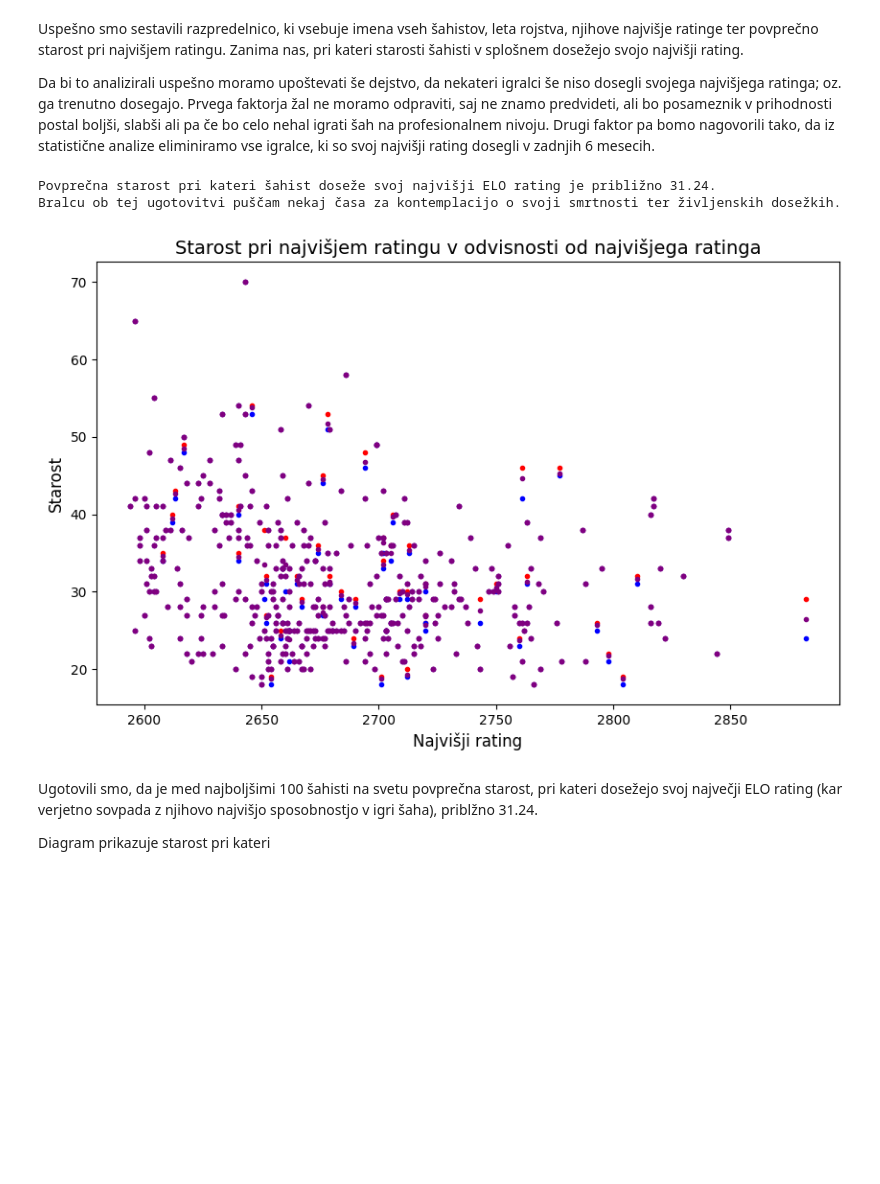
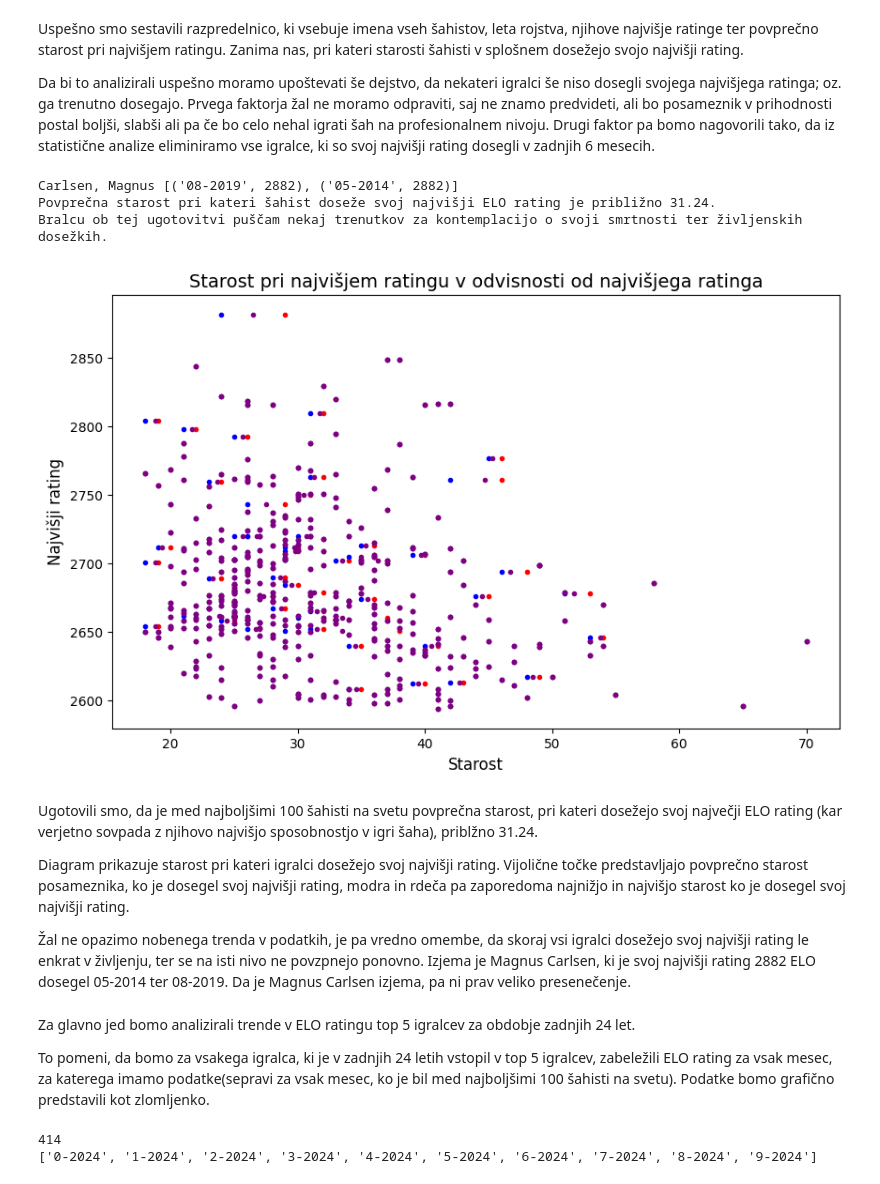
Before and after one commit to HugoTrebse/UVP-projektna-naloga, a Jupyter notebook: analiza.ipynb, the cells around one changed output. Saved outputs shown, nothing was run; the diff lists cells and outputs as text; code cells hidden in the pictures; blank space fills up the shorter version.

```diff
--- a/analiza.ipynb
+++ b/analiza.ipynb
@@ -87,27 +82,75 @@ Da bi to analizirali uspešno moramo upoštevati še dejstvo, da nekateri igralc
 # %%
 shp = sahisti_elo_pandas
 shp = shp[shp['Povprečna starost pri najvišjem ratingu'] - (2024 - shp['Leto rojstva']) <= 0.5]
+
+for sahist in sahisti_elo:
+    if sahist['Najvišji rating'] > 2850:
+        print(sahist['Ime'], sahist['Maksimumi'])
 
 print(f'Povprečna starost pri kateri šahist doseže svoj najvišji ELO rating je približno {round(mean(shp['Povprečna starost pri najvišjem ratingu']), 2)}. \nBralcu ob tej ugotovitvi puščam nekaj trenutkov za kontemplacijo o svoji smrtnosti ter življenskih dosežkih.')
 #Bralcu ob tej ugotovitvi puščam nekaj trenutkov za kontemplacijo o svoji smrtnosti ter življenskih dosežkih.
 
 plot.figure(figsize=(10,6))
 plot.scatter(shp['Največja starost pri najvišjem ratingu'], shp['Najvišji rating'], label='Največja starost pri najvišjem ratingu v odvisnosti od ratinga', color='red', marker='.')
 plot.scatter(shp['Najmlajša starost pri najvišjem ratingu'], shp['Najvišji rating'], label='Najmlajša starost pri najvišjem ratingu v odvisnosti od ratinga', color='blue', marker='.')
 plot.scatter(shp['Povprečna starost pri najvišjem ratingu'], shp['Najvišji rating'], label='Povprečna starost pri najvišjem ratingu v odvisnosti od ratinga', color='purple', marker='.')
 
 
 
 plot.title('Starost pri najvišjem ratingu v odvisnosti od najvišjega ratinga', fontsize = 14)
 plot.ylabel('Najvišji rating', fontsize=12)
 plot.xlabel('Starost', fontsize=12)
 
 plot.show()
 # %% [output]
+Carlsen, Magnus [('08-2019', 2882), ('05-2014', 2882)]
 Povprečna starost pri kateri šahist doseže svoj najvišji ELO rating je približno 31.24.
-Bralcu ob tej ugotovitvi puščam nekaj časa za kontemplacijo o svoji smrtnosti ter življenskih dosežkih.
+Bralcu ob tej ugotovitvi puščam nekaj trenutkov za kontemplacijo o svoji smrtnosti ter življenskih dosežkih.
-[figure, old version]
+[figure, new version]
 # %% [markdown]
 Ugotovili smo, da je med najboljšimi 100 šahisti na svetu povprečna starost, pri kateri dosežejo svoj največji ELO rating (kar verjetno sovpada z njihovo najvišjo sposobnostjo v igri šaha), priblžno 31.24.
 
-Diagram prikazuje starost pri kateri
+Diagram prikazuje starost pri kateri igralci dosežejo svoj najvišji rating. Vijolične točke predstavljajo povprečno starost posameznika, ko je dosegel svoj najvišji rating, modra in rdeča pa zaporedoma najnižjo in najvišjo starost ko je dosegel svoj najvišji rating.
+
+Žal ne opazimo nobenega trenda v podatkih, je pa vredno omembe, da skoraj vsi igralci dosežejo svoj najvišji rating le enkrat v življenju, ter se na isti nivo ne povzpnejo ponovno. Izjema je Magnus Carlsen, ki je svoj najvišji rating 2882 ELO dosegel 05-2014 ter 08-2019. Da je Magnus Carlsen izjema, pa ni prav veliko presenečenje.
+# %% [markdown]
+Za glavno jed bomo analizirali trende v ELO ratingu top 5 igralcev za obdobje zadnjih 24 let.
+
+To pomeni, da bomo za vsakega igralca, ki je v zadnjih 24 letih vstopil v top 5 igralcev, zabeležili ELO rating za vsak mesec, za katerega imamo podatke(sepravi za vsak mesec, ko je bil med najboljšimi 100 šahisti na svetu). Podatke bomo grafično predstavili kot zlomljenko.
+# %%
+#Napišimo program, ki zbere vse šahiste, ki so bili v top 5
+sahisti_v_top_5 = {}
+for filename in os.listdir(pot):
+    ime_sahista = filename.replace('_', ' ')
+    podatki = pd.read_csv(os.path.join(pot, filename), index_col = 'datum', sep = ',')
+    for datum, vrstica in podatki.iterrows():
+        if vrstica['rank'] >= 5:
+            sahisti_v_top_5[ime_sahista] = {}
+
+print(sahisti_v_top_5)
+
+#Ustvarimo linearno urejenost na datumih
+def datum_to_float(datum):
+    mesec = int(datum[0:2])
+    leto = int(datum[3:])
+    multiplier = 0.08
+    return leto + mesec * multiplier
+
+def float_to_datum(float):
+    leto = int(float)
+    mesec = round((float - leto) * 12.5)
+    return f'{mesec}-{leto}'
+
+print([float_to_datum(datum_to_float(f'0{i}-2024')) for i in range(0, 10)])
+
+#Sedaj zberemo relevantne podatke za posameznega šahista.
+for ime_sahista in sahisti_v_top_5:
+    collection = []
+    info = pd.read_csv(os.path.join(pot, ime_sahista.replace(' ', '_')), index_col= 'datum')
+    for datum, vrstica in info.iterrows():
+        collection.append({datum_to_float(datum): vrstica['rating']})
+
+#Plot
+# %% [output]
+414
+['0-2024', '1-2024', '2-2024', '3-2024', '4-2024', '5-2024', '6-2024', '7-2024', '8-2024', '9-2024']
```
Also changed, not shown: parts of 4 cells of this notebook.
